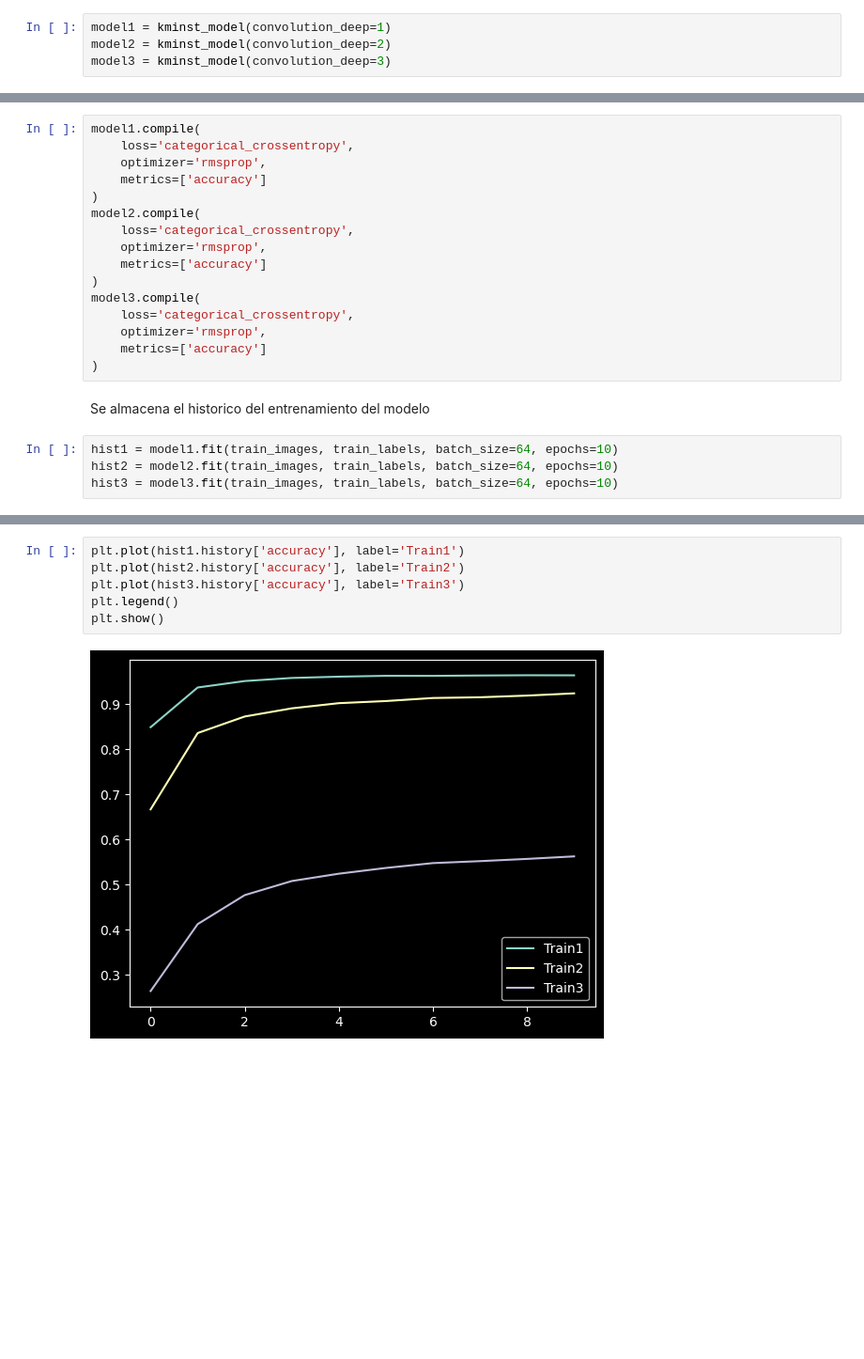
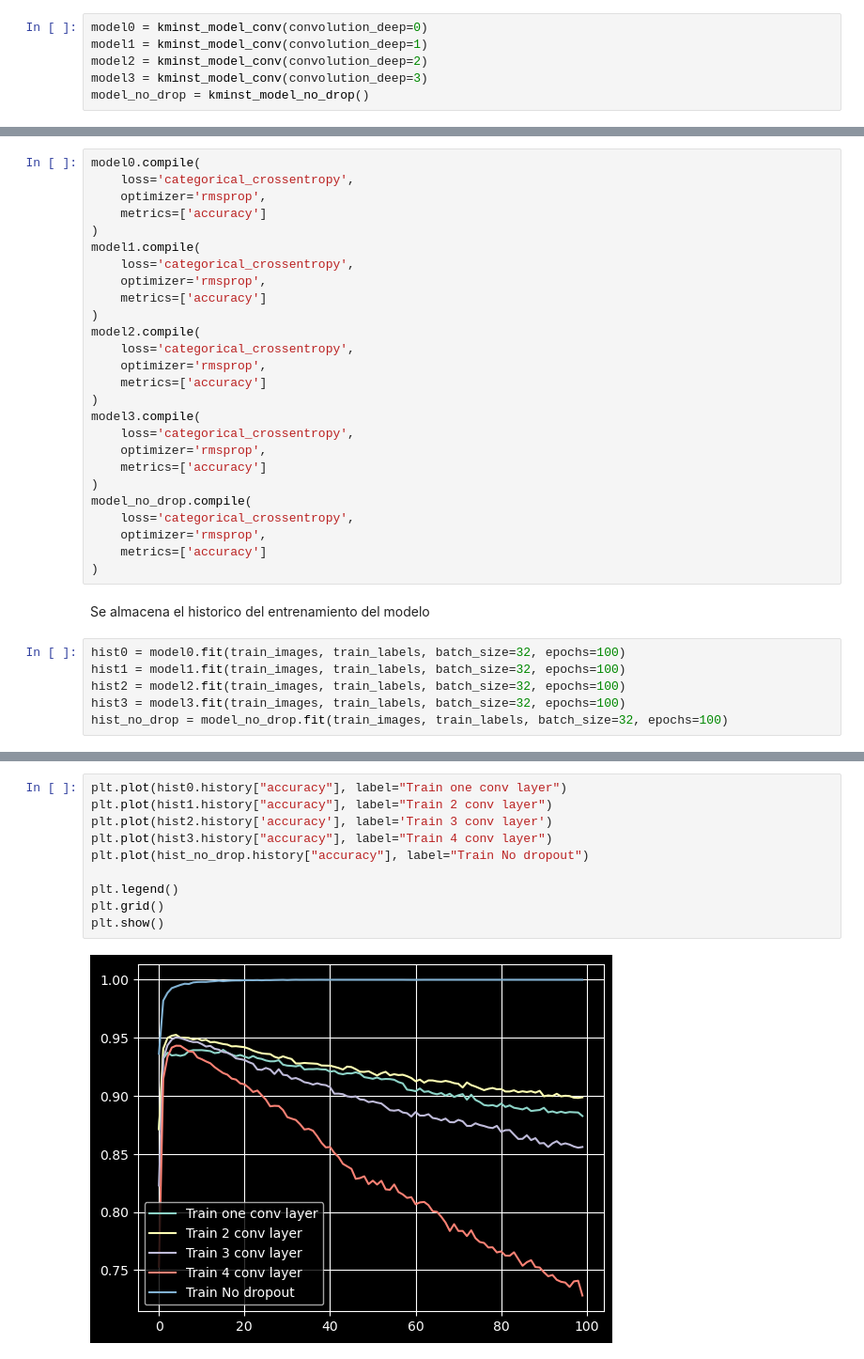
Before and after one commit to xillegas/tarea-2, a Jupyter notebook: red_conv_kminst.ipynb, the cells around one changed output, grey strips where cells are left out. Shown: that part at 94% size. Saved outputs shown, nothing was run; the diff lists cells and outputs as text; blank space fills up the shorter version.

```diff
--- a/red_conv_kminst.ipynb
+++ b/red_conv_kminst.ipynb
@@ -72,10 +76,17 @@ En esta celda, se define la arquitectura del modelo de red neuronal convoluciona
 # %%
-model1 = kminst_model(convolution_deep=1)
-model2 = kminst_model(convolution_deep=2)
-model3 = kminst_model(convolution_deep=3)
+model0 = kminst_model_conv(convolution_deep=0)
+model1 = kminst_model_conv(convolution_deep=1)
+model2 = kminst_model_conv(convolution_deep=2)
+model3 = kminst_model_conv(convolution_deep=3)
+model_no_drop = kminst_model_no_drop()
 # %% [markdown]
 Este código a continuación configura el modelo para que utilice la función de pérdida categorical_crossentropy, el optimizador rmsprop y la métrica de precisión durante el entrenamiento.
 # %%
+model0.compile(
+    loss='categorical_crossentropy',
+    optimizer='rmsprop',
+    metrics=['accuracy']
+)
 model1.compile(
     loss='categorical_crossentropy',
     optimizer='rmsprop',
@@ -91,10 +102,17 @@ model3.compile(
     optimizer='rmsprop',
     metrics=['accuracy']
 )
+model_no_drop.compile(
+    loss='categorical_crossentropy',
+    optimizer='rmsprop',
+    metrics=['accuracy']
+)
 # %% [markdown]
 Se almacena el historico del entrenamiento del modelo
 # %%
-hist1 = model1.fit(train_images, train_labels, batch_size=64, epochs=10)
-hist2 = model2.fit(train_images, train_labels, batch_size=64, epochs=10)
-hist3 = model3.fit(train_images, train_labels, batch_size=64, epochs=10)
+hist0 = model0.fit(train_images, train_labels, batch_size=32, epochs=100)
+hist1 = model1.fit(train_images, train_labels, batch_size=32, epochs=100)
+hist2 = model2.fit(train_images, train_labels, batch_size=32, epochs=100)
+hist3 = model3.fit(train_images, train_labels, batch_size=32, epochs=100)
+hist_no_drop = model_no_drop.fit(train_images, train_labels, batch_size=32, epochs=100)
 # %% [output]
@@ -128,8 +150,12 @@ A continuación se expresa una gráfica del entrenamiento del modelo a lo largo
 # %%
-plt.plot(hist1.history['accuracy'], label='Train1')
-plt.plot(hist2.history['accuracy'], label='Train2')
-plt.plot(hist3.history['accuracy'], label='Train3')
+plt.plot(hist0.history["accuracy"], label="Train one conv layer")
+plt.plot(hist1.history["accuracy"], label="Train 2 conv layer")
+plt.plot(hist2.history['accuracy'], label='Train 3 conv layer')
+plt.plot(hist3.history["accuracy"], label="Train 4 conv layer")
+plt.plot(hist_no_drop.history["accuracy"], label="Train No dropout")
+
 plt.legend()
+plt.grid()
 plt.show()
 # %% [output]
-[figure, old version]
+[figure, new version]
```
Also changed, not shown: parts of 11 cells of this notebook, 22 other files.
